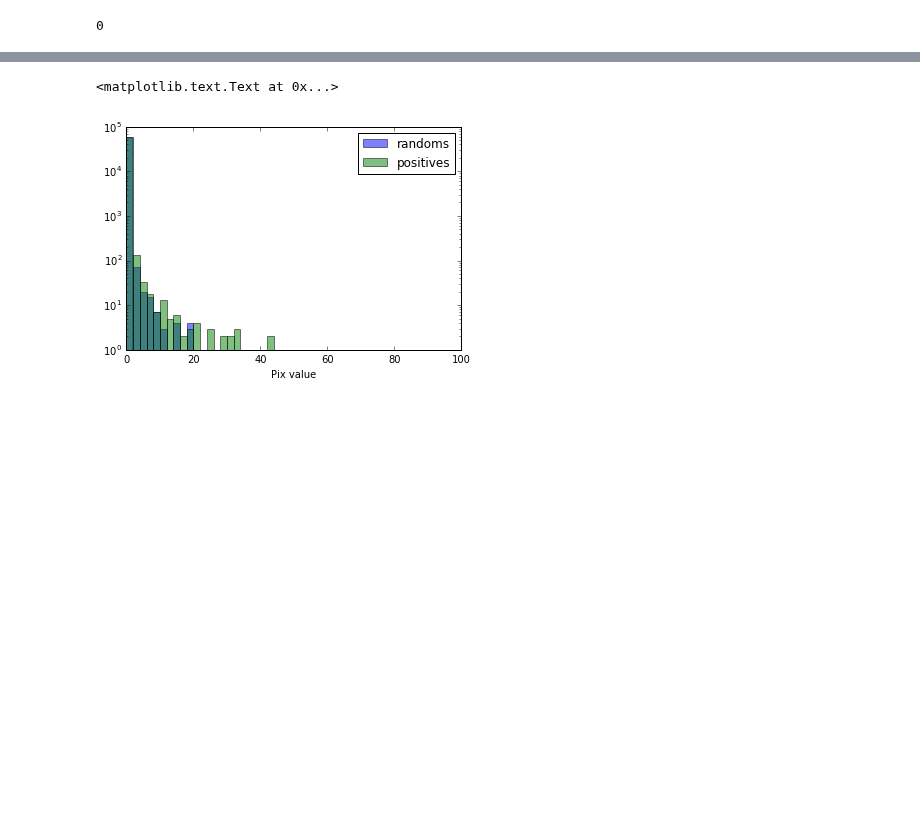
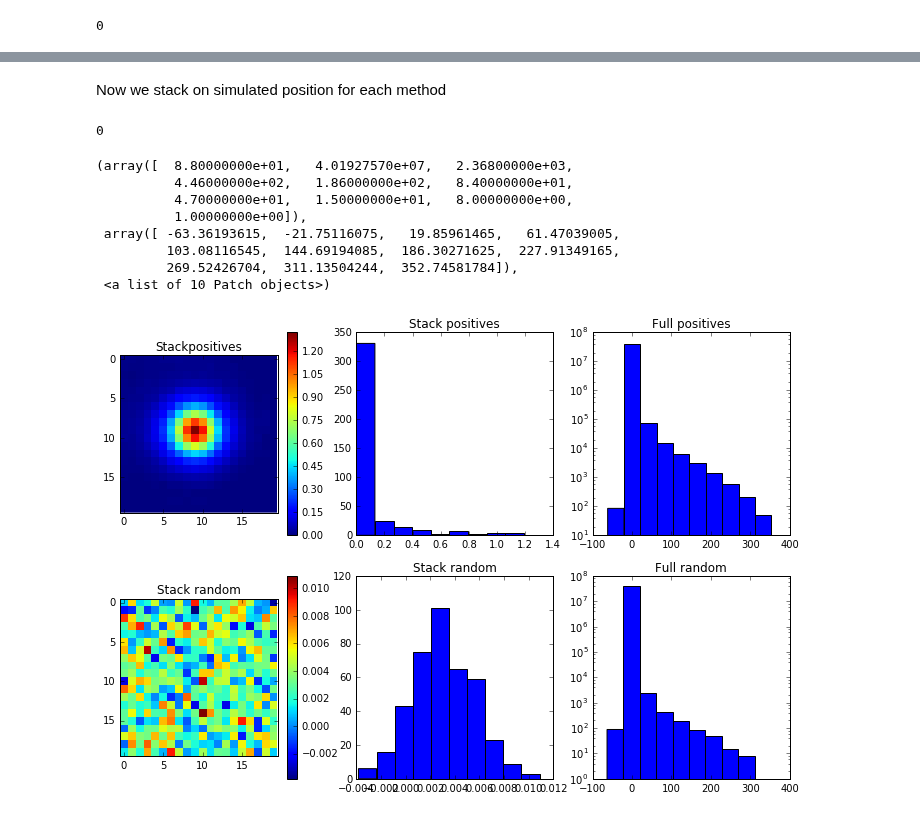
Before and after one commit to BrunoSanchez/RBMLearning, a Jupyter notebook: stacks.ipynb, the cells around one changed output, grey strips where cells are left out. Saved outputs shown, nothing was run; the diff lists cells and outputs as text; code cells hidden in the pictures; blank space fills up the shorter version.

```diff
--- a/stacks.ipynb
+++ b/stacks.ipynb
@@ -131,9 +131,2 @@ plt.hist(patches_rnd.flatten(), log=True)
-# %%
-bins = np.arange(0., 100., 2)
-plt.hist(np.array(randoms), label='randoms', log=True, bins=bins, alpha=0.5)
-plt.hist(np.array(positives), label='positives', log=True, bins=bins, alpha=0.5)
-plt.legend(loc='best')
-plt.xlabel('Pix value')
-# %% [output]
-<matplotlib.text.Text at 0x...>
-[figure, removed]
+# %% [markdown]
+Now we stack on simulated position for each method
@@ -139,0 +157,56 @@ plt.xlabel('Pix value')
+# %%
+positives = np.asarray(positives)
+patches_pos = np.zeros((len(positives), 20, 20))
+for i, elem in enumerate(positives):
+    dx, dy = elem.data.shape
+    patches_pos[i, :dx, :dy] = elem.data
+
+del(positives)
+gc.collect()
+
+randoms = np.asarray(randoms)
+patches_rnd = np.zeros((len(randoms), 20, 20))
+for i, elem in enumerate(randoms):
+    dx, dy = elem.data.shape
+    patches_rnd[i, :dx, :dy] = elem.data
+del(randoms)
+gc.collect()
+# %% [output]
+0
+# %%
+stack_pos = np.median(patches_pos, axis=0)
+gc.collect()
+stack_rnd = np.median(patches_rnd, axis=0)
+gc.collect()
+
+plt.figure(figsize=(12, 8))
+plt.subplot(231)
+plt.title('Stackpositives')
+plt.imshow(stack_pos, interpolation='none')
+plt.colorbar()
+plt.subplot(234)
+plt.title('Stack random')
+plt.imshow(stack_rnd, interpolation='none')
+plt.colorbar()
+plt.subplot(232)
+plt.title('Stack positives')
+plt.hist(stack_pos.flatten(), log=False)
+plt.subplot(235)
+plt.title('Stack random')
+plt.hist(stack_rnd.flatten(), log=False)
+plt.subplot(233)
+plt.title('Full positives')
+plt.hist(patches_pos.flatten(), log=True)
+plt.subplot(236)
+plt.title('Full random')
+plt.hist(patches_rnd.flatten(), log=True)
+# %% [output]
+(array([  8.80000000e+01,   4.01927570e+07,   2.36800000e+03,
+          4.46000000e+02,   1.86000000e+02,   8.40000000e+01,
+          4.70000000e+01,   1.50000000e+01,   8.00000000e+00,
+          1.00000000e+00]),
+ array([ -63.36193615,  -21.75116075,   19.85961465,   61.47039005,
+         103.08116545,  144.69194085,  186.30271625,  227.91349165,
+         269.52426704,  311.13504244,  352.74581784]),
+ <a list of 10 Patch objects>)
+[figure, added]
```
Also changed, not shown: parts of 9 cells of this notebook, 19 other files.
